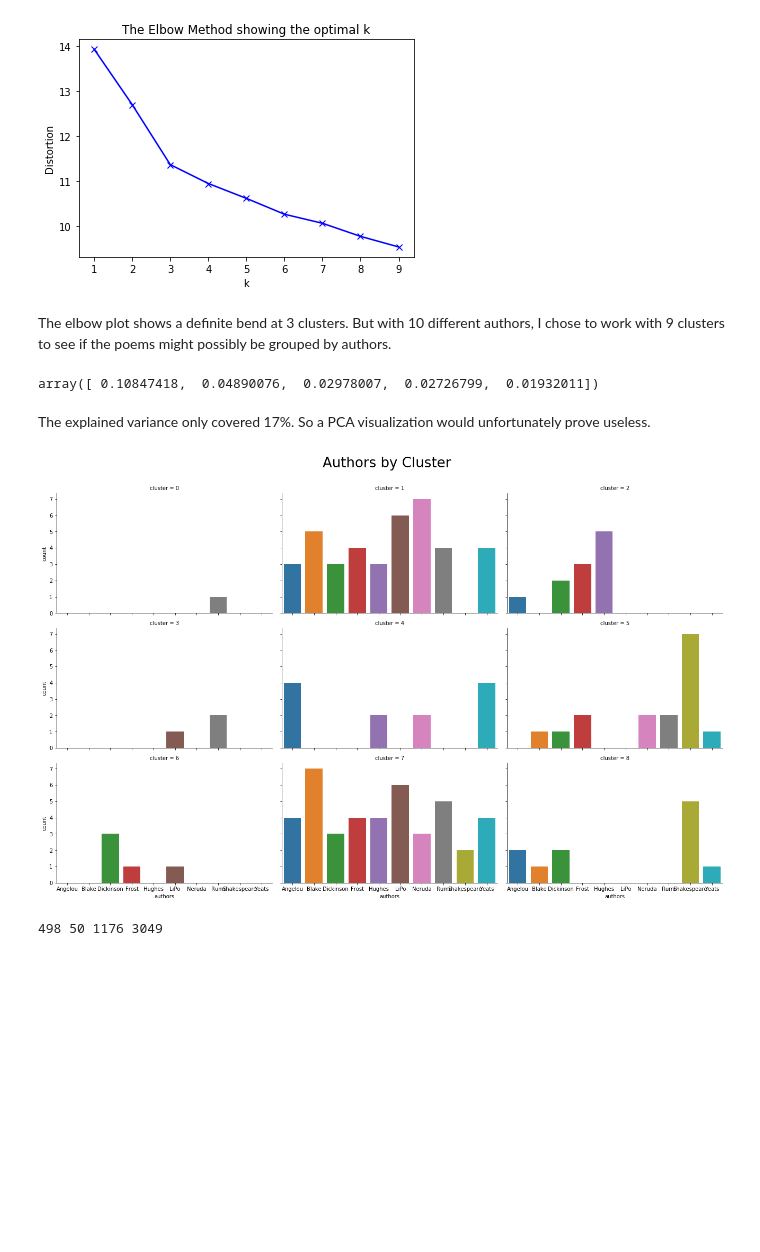
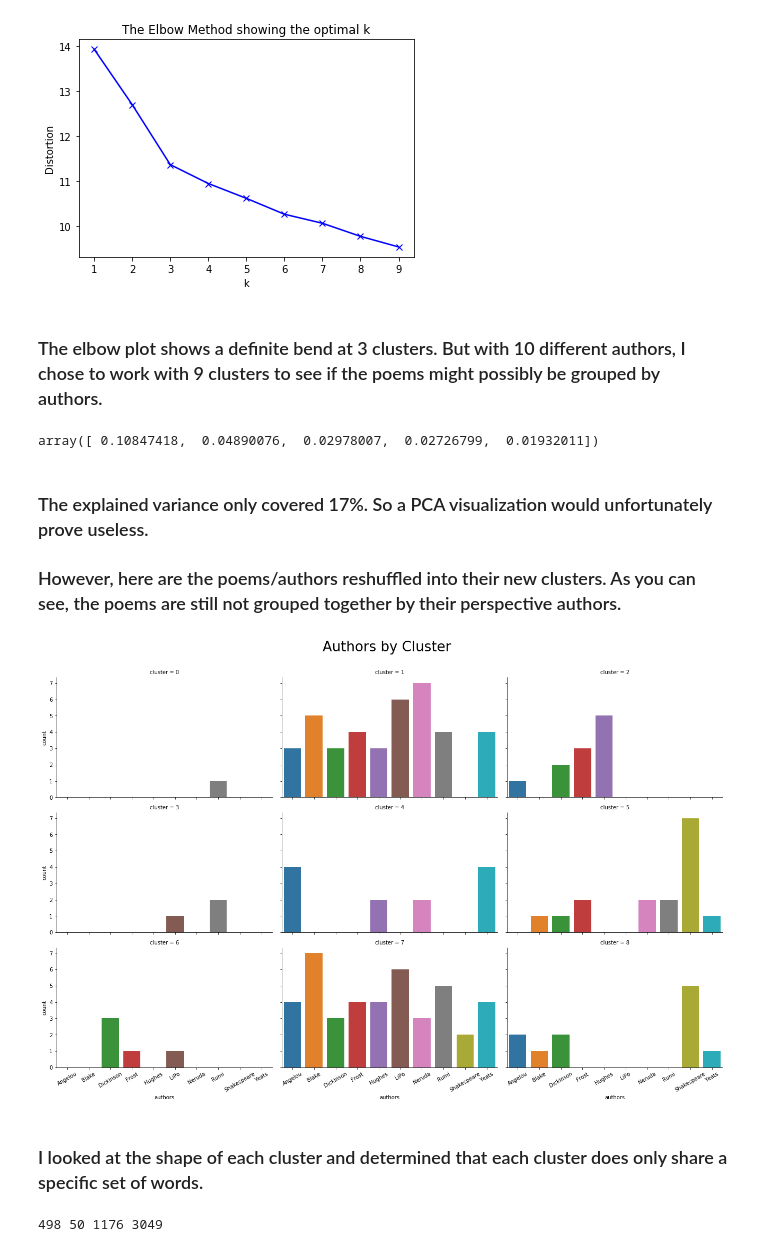
Before and after one commit to VincentG123/Poems, a Jupyter notebook: Unsupervised_Capstone_Poetry.ipynb, the cells around one changed output. Saved outputs shown, nothing was run; the diff lists cells and outputs as text; code cells hidden in the pictures; blank space fills up the shorter version.

```diff
--- a/Unsupervised_Capstone_Poetry.ipynb
+++ b/Unsupervised_Capstone_Poetry.ipynb
@@ -545,7 +552,7 @@ plt.show()
 # %% [output]
 [figure]
 # %% [markdown]
-The elbow plot shows a definite bend at 3 clusters. But with 10 different authors, I chose to work with 9 clusters to see if the poems might possibly be grouped by authors.
+### The elbow plot shows a definite bend at 3 clusters. But with 10 different authors, I chose to work with 9 clusters to see if the poems might possibly be grouped by authors.
 # %%
 X2_norm = normalize(X2)
 
@@ -559,4 +566,6 @@ explained_variance[:5]
 # %% [output]
 array([ 0.10847418,  0.04890076,  0.02978007,  0.02726799,  0.01932011])
 # %% [markdown]
-The explained variance only covered 17%. So a PCA visualization would unfortunately prove useless.
+### The explained variance only covered 17%. So a PCA visualization would unfortunately prove useless.
+
+### However, here are the poems/authors reshuffled into their new clusters. As you can see, the poems are still not grouped together by their perspective authors.
@@ -581,10 +572,18 @@ bow_cluster3_df['cluster'] = y_pred
 # %%
-sns.factorplot("authors", col="cluster", col_wrap=3,data=bow_cluster3_df,kind="count", aspect=1.5)
+y_pred = KMeans(n_clusters=9, random_state=42).fit_predict(X2_norm)
+
+bow_cluster3_df = poems_df.copy()
+bow_cluster3_df['cluster'] = y_pred
+
+g = sns.factorplot("authors", col="cluster", col_wrap=3,data=bow_cluster3_df,kind="count", aspect=1.5)
+g.set_xticklabels(rotation=30)
 plt.subplots_adjust(top=0.9)
 plt.suptitle('Authors by Cluster', fontsize=26)
 plt.show()
 # %% [output]
-[figure, old version]
+[figure, new version]
+# %% [markdown]
+### I looked at the shape of each cluster and determined that each cluster does only share a specific set of words.
 # %%
 hello = bow_df.copy()
 hello['cluster'] = y_pred
```
Also changed, not shown: parts of 38 cells of this notebook.
